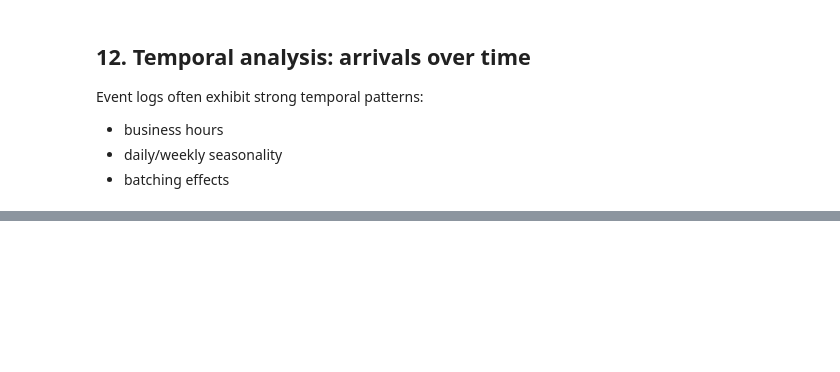
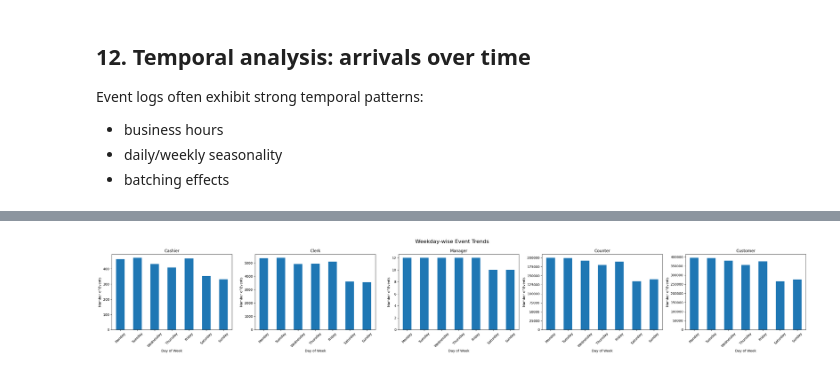
Before and after one commit to gaurisharma360/Process-Intelligence-in-Action, a Jupyter notebook: Gauri/intro_xes_combined- Copy.ipynb, the cells around one changed output, grey strips where cells are left out. Saved outputs shown, nothing was run; the diff lists cells and outputs as text; code cells hidden in the pictures; blank space fills up the shorter version.

```diff
--- a/Gauri/intro_xes_combined- Copy.ipynb
+++ b/Gauri/intro_xes_combined- Copy.ipynb
@@ -541,0 +725,95 @@ handover[['time:timestamp','next_time','gap_min']].to_csv("handover.csv", index=
+# %%
+
+
+# Add weekday column to each log
+log_df_cashier['weekday'] = log_df_cashier['time:timestamp'].dt.day_name()
+log_df_clerk['weekday'] = log_df_clerk['time:timestamp'].dt.day_name()
+log_df_manager['weekday'] = log_df_manager['time:timestamp'].dt.day_name()
+log_df_counter['weekday'] = log_df_counter['time:timestamp'].dt.day_name()
+log_df_customer['weekday'] = log_df_customer['time:timestamp'].dt.day_name()
+
+# Define correct weekday order
+weekday_order = [
+    'Monday', 'Tuesday', 'Wednesday',
+    'Thursday', 'Friday', 'Saturday', 'Sunday'
+]
+
+# Count events by weekday and reorder
+cashier_weekday = (
+    log_df_cashier.groupby('weekday')
+    .size()
+    .reindex(weekday_order)
+)
+
+clerk_weekday = (
+    log_df_clerk.groupby('weekday')
+    .size()
+    .reindex(weekday_order)
+)
+
+manager_weekday = (
+    log_df_manager.groupby('weekday')
+    .size()
+    .reindex(weekday_order)
+)
+
+counter_weekday = (
+    log_df_counter.groupby('weekday')
+    .size()
+    .reindex(weekday_order)
+)
+
+customer_weekday = (
+    log_df_customer.groupby('weekday')
+    .size()
+    .reindex(weekday_order)
+)
+
+# Create subplots
+fig, axes = plt.subplots(1, 5, figsize=(30, 5))
+
+# Cashier
+cashier_weekday.plot(kind='bar', ax=axes[0])
+axes[0].set_title("Cashier")
+axes[0].set_xlabel("Day of Week")
+axes[0].set_ylabel("Number of Events")
+axes[0].tick_params(axis='x', rotation=45)
+
+# Clerk
+clerk_weekday.plot(kind='bar', ax=axes[1])
+axes[1].set_title("Clerk")
+axes[1].set_xlabel("Day of Week")
+axes[1].set_ylabel("Number of Events")
+axes[1].tick_params(axis='x', rotation=45)
+
+# Manager
+manager_weekday.plot(kind='bar', ax=axes[2])
+axes[2].set_title("Manager")
+axes[2].set_xlabel("Day of Week")
+axes[2].set_ylabel("Number of Events")
+axes[2].tick_params(axis='x', rotation=45)
+
+# Counter
+counter_weekday.plot(kind='bar', ax=axes[3])
+axes[3].set_title("Counter")
+axes[3].set_xlabel("Day of Week")
+axes[3].set_ylabel("Number of Events")
+axes[3].tick_params(axis='x', rotation=45)
+
+# Customer
+customer_weekday.plot(kind='bar', ax=axes[4])
+axes[4].set_title("Customer")
+axes[4].set_xlabel("Day of Week")
+axes[4].set_ylabel("Number of Events")
+axes[4].tick_params(axis='x', rotation=45)
+
+# Main title
+fig.suptitle("Weekday-wise Event Trends", fontsize=16)
+
+# Adjust layout
+plt.tight_layout()
+
+# Show plots
+plt.show()
+# %% [output]
+[figure, added]
```
Also changed, not shown: parts of 81 cells of this notebook.
